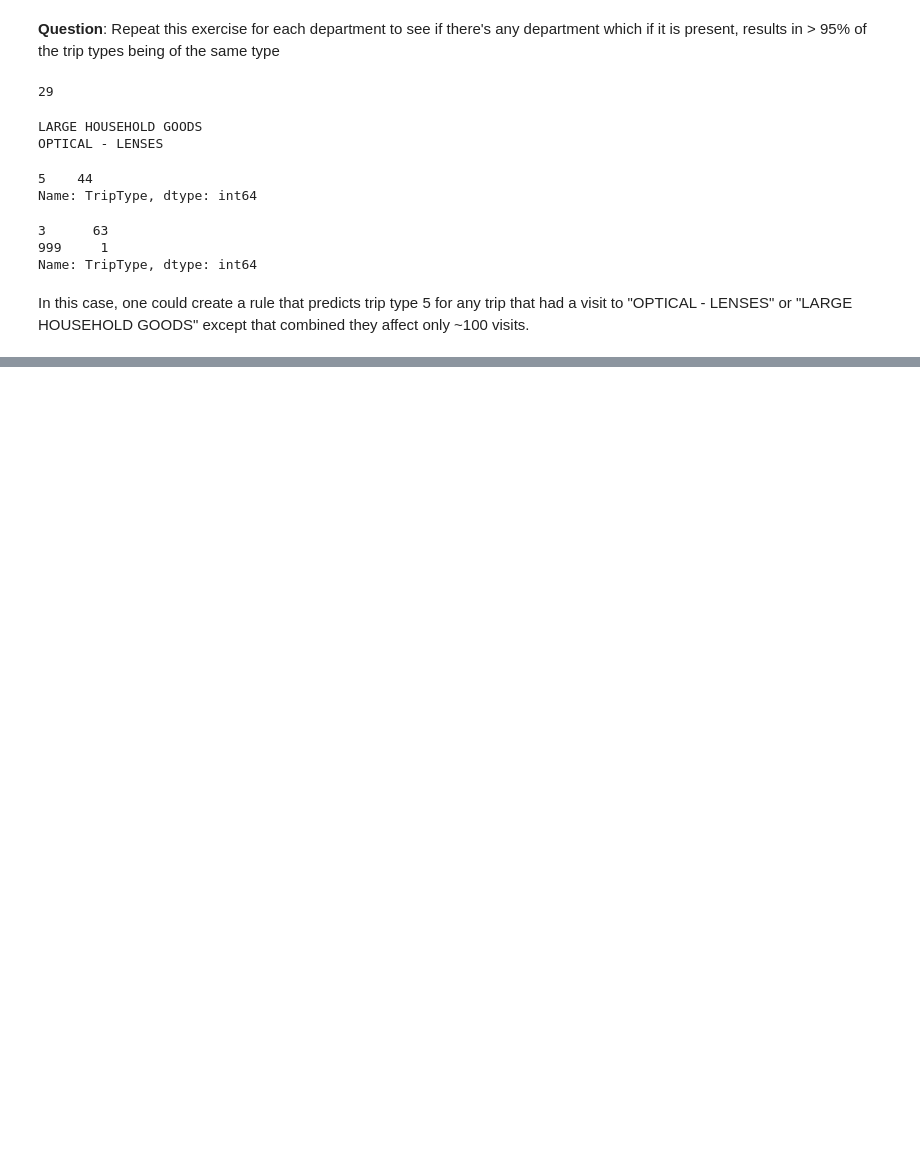
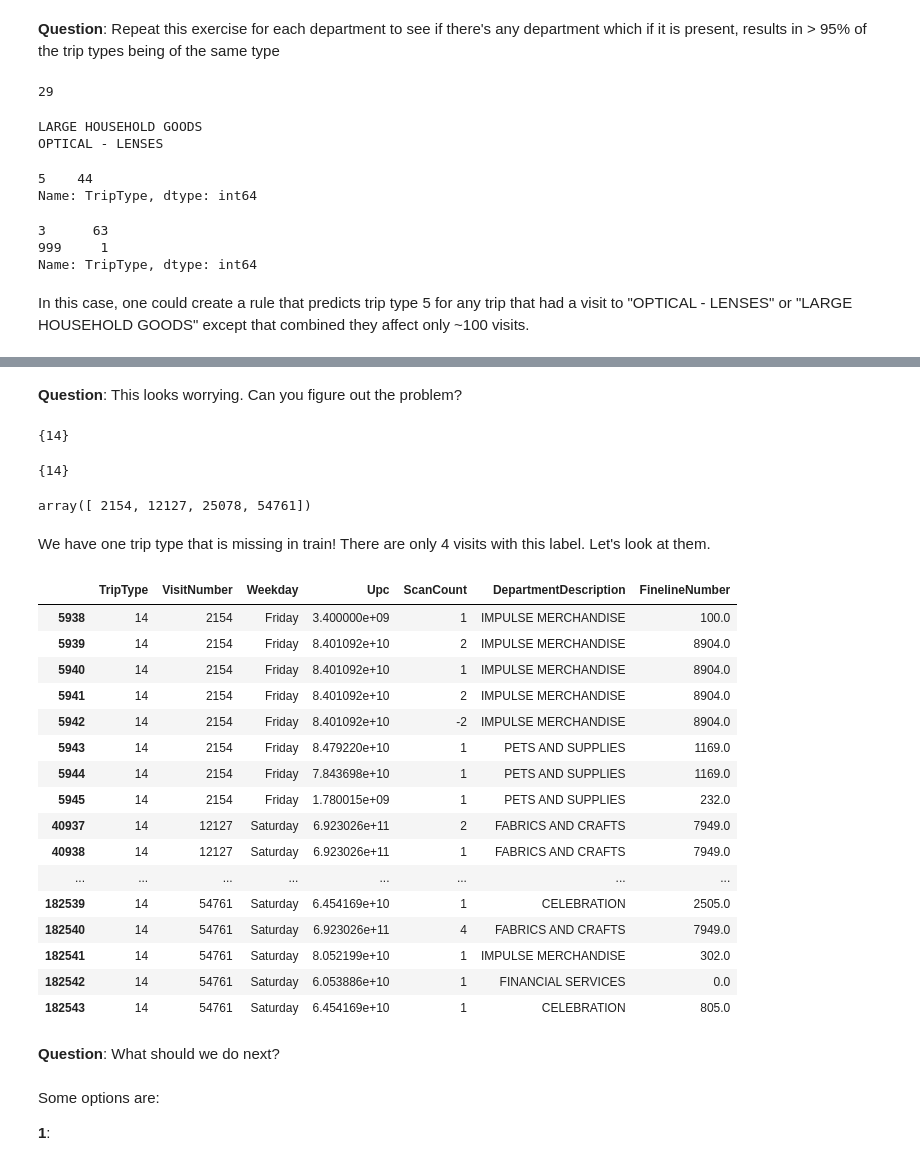
Before and after one commit to TreeinRandomForest/BrnoMLWorkshop2019, a Jupyter notebook: BrnoTeaching2019/notebooks/Day 2 - Linear Models.ipynb, the cells around one changed output, grey strips where cells are left out. Saved outputs shown, nothing was run; the diff lists cells and outputs as text; code cells hidden in the pictures; blank space fills up the shorter version.

```diff
--- a/BrnoTeaching2019/notebooks/Day 2 - Linear Models.ipynb
+++ b/BrnoTeaching2019/notebooks/Day 2 - Linear Models.ipynb
@@ -570,0 +847,42 @@ In this case, one could create a rule that predicts trip type 5 for any trip tha
+# %% [markdown]
+**Question**: This looks worrying. Can you figure out the problem?
+# %%
+set(df_train['TripType'].unique()).symmetric_difference(df_val['TripType'].unique())
+# %% [output]
+{14}
+# %%
+set(df_train['TripType'].unique()).symmetric_difference(df_test['TripType'].unique())
+# %% [output]
+{14}
+# %%
+df[df['TripType']==14]['VisitNumber'].unique()
+# %% [output]
+array([ 2154, 12127, 25078, 54761])
+# %% [markdown]
+We have one trip type that is missing in train! There are only 4 visits with this label. Let's look at them.
+# %%
+df[df['TripType']==14]
+# %% [output]
+|  | TripType | VisitNumber | Weekday | Upc | ScanCount | DepartmentDescription | FinelineNumber |
+| 5938 | 14 | 2154 | Friday | 3.400000e+09 | 1 | IMPULSE MERCHANDISE | 100.0 |
+| 5939 | 14 | 2154 | Friday | 8.401092e+10 | 2 | IMPULSE MERCHANDISE | 8904.0 |
+| 5940 | 14 | 2154 | Friday | 8.401092e+10 | 1 | IMPULSE MERCHANDISE | 8904.0 |
+| 5941 | 14 | 2154 | Friday | 8.401092e+10 | 2 | IMPULSE MERCHANDISE | 8904.0 |
+| 5942 | 14 | 2154 | Friday | 8.401092e+10 | -2 | IMPULSE MERCHANDISE | 8904.0 |
+| 5943 | 14 | 2154 | Friday | 8.479220e+10 | 1 | PETS AND SUPPLIES | 1169.0 |
+| 5944 | 14 | 2154 | Friday | 7.843698e+10 | 1 | PETS AND SUPPLIES | 1169.0 |
+| 5945 | 14 | 2154 | Friday | 1.780015e+09 | 1 | PETS AND SUPPLIES | 232.0 |
+| 40937 | 14 | 12127 | Saturday | 6.923026e+11 | 2 | FABRICS AND CRAFTS | 7949.0 |
+| 40938 | 14 | 12127 | Saturday | 6.923026e+11 | 1 | FABRICS AND CRAFTS | 7949.0 |
+| ... | ... | ... | ... | ... | ... | ... | ... |
+| 182539 | 14 | 54761 | Saturday | 6.454169e+10 | 1 | CELEBRATION | 2505.0 |
+| 182540 | 14 | 54761 | Saturday | 6.923026e+11 | 4 | FABRICS AND CRAFTS | 7949.0 |
+| 182541 | 14 | 54761 | Saturday | 8.052199e+10 | 1 | IMPULSE MERCHANDISE | 302.0 |
+| 182542 | 14 | 54761 | Saturday | 6.053886e+10 | 1 | FINANCIAL SERVICES | 0.0 |
+| 182543 | 14 | 54761 | Saturday | 6.454169e+10 | 1 | CELEBRATION | 805.0 |
+# %% [markdown]
+**Question**: What should we do next?
+# %% [markdown]
+Some options are:
+
+**1**:
```
Also changed, not shown: parts of 55 cells of this notebook.
